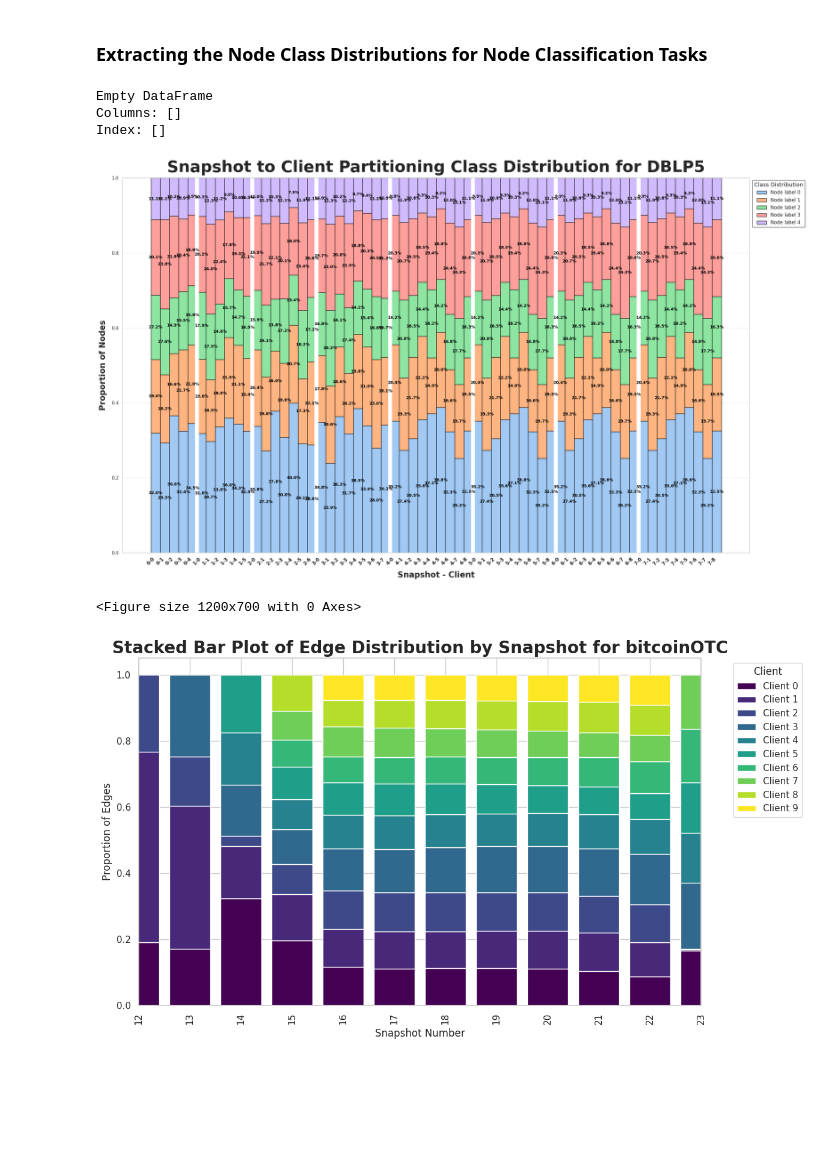
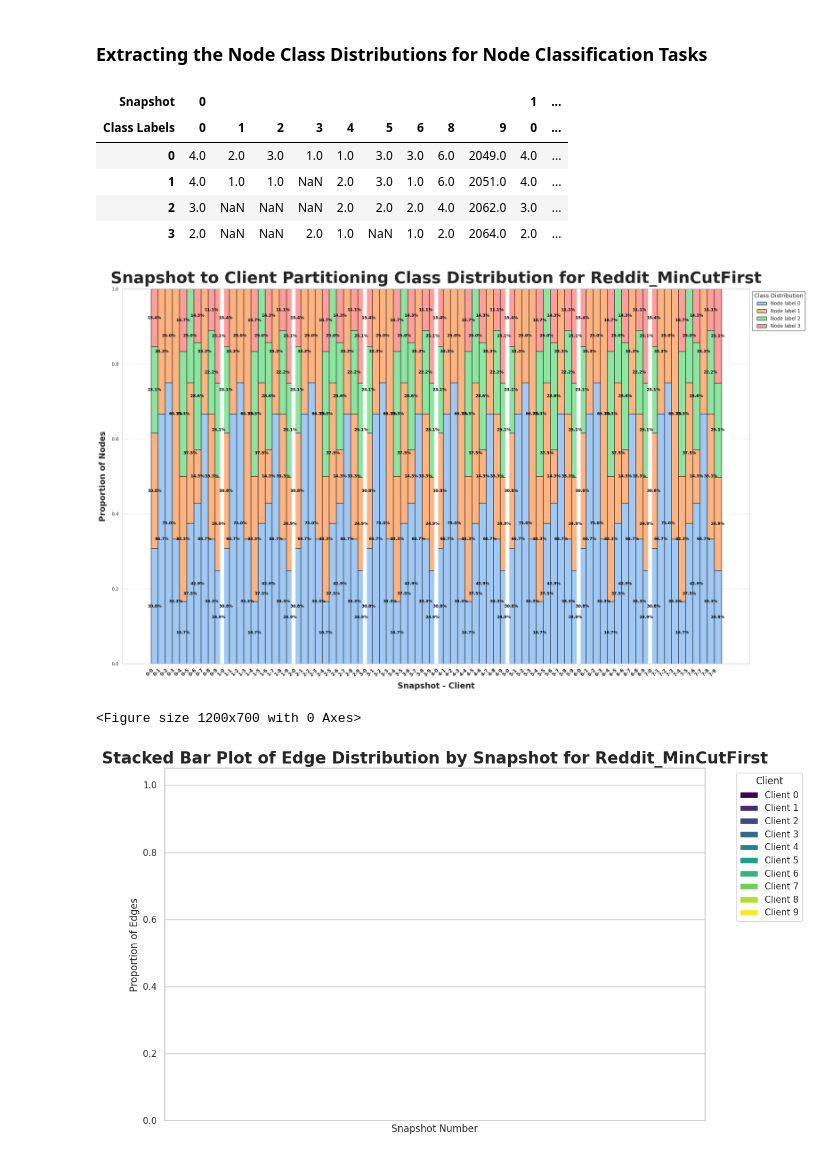
Before and after one commit to Ashley0909/DG-CoLearn, a Jupyter notebook: analysis.ipynb, the cells around one changed output. Saved outputs shown, nothing was run; the diff lists cells and outputs as text; code cells hidden in the pictures; blank space fills up the shorter version.

```diff
--- a/analysis.ipynb
+++ b/analysis.ipynb
@@ -25,9 +25,10 @@ experiment_to_results_path = {
     "FedGCN"        : r'stats/fl_lp/FedGCN.txt',
     "DBLP5"       : r'stats/fl_nc/DBLP5_1.txt',
     "DBLP5_Unbalanced": r'stats/fl_nc/Unbalanced.txt',
-    "UCI_Metis"     : r'stats/fl_lp/Metis_UCI.txt'
+    "UCI_Metis"     : r'stats/fl_lp/Metis_UCI.txt',
+    "Reddit_MinCutFirst": r'stats/gpa/20250716/Reddit_Full/mincut_primary.txt'
 }
-DATASET = "UCI_no_sharing"
+DATASET = "Reddit_MinCutFirst"
 # %% [markdown]
 <h3> Function to parse each of the txt files that we ran to extract results
 # %%
@@ -282,11 +384,11 @@ plot_convergence_of_local_accuracies(snapshot_to_local_accs, list(snapshot_to_lo
 # %% [markdown]
 <h3> Take a look at the Global Accuracy over Snapshots
 # %%
-DATASET = "DBLP3_2" # NOTE: For Quick Dataset Change
-snapshot_to_local_accs, snapshot_to_global_accs, \
-    snapshot_aggregated_test_accs, snapshot_to_class_distribution, \
-    snapshot_to_best_round_metrics, snapshot_to_subgraph_num_and_distribution\
-        = parse_log_file(experiment_to_results_path[DATASET])
+# DATASET = "DBLP3_2" # NOTE: For Quick Dataset Change
+# snapshot_to_local_accs, snapshot_to_global_accs, \
+#     snapshot_aggregated_test_accs, snapshot_to_class_distribution, \
+#     snapshot_to_best_round_metrics, snapshot_to_subgraph_num_and_distribution\
+#         = parse_log_file(experiment_to_results_path[DATASET])
 
 
 modified_dict = {}# plot_convergence_of_local_accuracies
@@ -335,17 +437,20 @@ def get_multi_index_table_for_label_distribution(snapshot_to_class_distribution)
     # df_transposed.to_csv("output.csv")
     return df_transposed
 # %%
-# DATASET = "" # NOTE: For Quick Dataset Change
-snapshot_to_local_accs, snapshot_to_global_accs, \
-    snapshot_aggregated_test_accs, snapshot_to_class_distribution, \
-    snapshot_to_best_round_metrics, snapshot_to_subgraph_num_and_distribution,\
-    snapshot_to_cut_edges, snapshot_to_edges\
-        = parse_log_file(experiment_to_results_path[DATASET])
+# # DATASET = "" # NOTE: For Quick Dataset Change
+# snapshot_to_local_accs, snapshot_to_global_accs, \
+#     snapshot_aggregated_test_accs, snapshot_to_class_distribution, \
+#     snapshot_to_best_round_metrics, snapshot_to_subgraph_num_and_distribution,\
+#     snapshot_to_cut_edges, snapshot_to_edges\
+#         = parse_log_file(experiment_to_results_path[DATASET])
 get_multi_index_table_for_label_distribution(snapshot_to_class_distribution)
 # %% [output]
-Empty DataFrame
-Columns: []
-Index: []
+| Snapshot | 0 |  |  |  |  |  |  |  |  | 1 | ... |
+| Class Labels | 0 | 1 | 2 | 3 | 4 | 5 | 6 | 8 | 9 | 0 | ... |
+| 0 | 4.0 | 2.0 | 3.0 | 1.0 | 1.0 | 3.0 | 3.0 | 6.0 | 2049.0 | 4.0 | ... |
+| 1 | 4.0 | 1.0 | 1.0 | NaN | 2.0 | 3.0 | 1.0 | 6.0 | 2051.0 | 4.0 | ... |
+| 2 | 3.0 | NaN | NaN | NaN | 2.0 | 2.0 | 2.0 | 4.0 | 2062.0 | 3.0 | ... |
+| 3 | 2.0 | NaN | NaN | 2.0 | 1.0 | NaN | 1.0 | 2.0 | 2064.0 | 2.0 | ... |
 # %%
 def plot_multiindex_nested_dict(data, dataset):
     """
@@ -430,17 +535,17 @@ def plot_multiindex_nested_dict(data, dataset):
     plt.tight_layout()
     plt.show()
 # %%
-DATASET = "DBLP5" # NOTE: For Quick Dataset Change
-snapshot_to_local_accs, snapshot_to_global_accs, \
-    snapshot_aggregated_test_accs, snapshot_to_class_distribution, \
-    snapshot_to_best_round_metrics, snapshot_to_subgraph_num_and_distribution,\
-    snapshot_to_cut_edges, snapshot_to_edges\
-        = parse_log_file(experiment_to_results_path[DATASET])
+# DATASET = "DBLP5" # NOTE: For Quick Dataset Change
+# snapshot_to_local_accs, snapshot_to_global_accs, \
+#     snapshot_aggregated_test_accs, snapshot_to_class_distribution, \
+#     snapshot_to_best_round_metrics, snapshot_to_subgraph_num_and_distribution,\
+#     snapshot_to_cut_edges, snapshot_to_edges\
+#         = parse_log_file(experiment_to_results_path[DATASET])
 
 # Example Usage
 plot_multiindex_nested_dict(snapshot_to_class_distribution, DATASET)
 # %% [output]
-[figure, old version]
+[figure, new version]
 # %%
 import seaborn as sns
 import matplotlib.pyplot as plt
@@ -490,18 +595,17 @@ def plot_edge(data, dataset):
     # Show plot
     plt.show()
 # %%
-DATASET = "bitcoinOTC" # NOTE: For Quick Dataset Change
-snapshot_to_local_accs, snapshot_to_global_accs, \
-    snapshot_aggregated_test_accs, snapshot_to_class_distribution, \
-    snapshot_to_best_round_metrics, snapshot_to_subgraph_num_and_distribution,\
-    snapshot_to_cut_edges, snapshot_to_edges\
-        = parse_log_file(experiment_to_results_path[DATASET])
+# DATASET = "bitcoinOTC" # NOTE: For Quick Dataset Change
+# snapshot_to_local_accs, snapshot_to_global_accs, \
+#     snapshot_aggregated_test_accs, snapshot_to_class_distribution, \
+#     snapshot_to_best_round_metrics, snapshot_to_subgraph_num_and_distribution,\
+#     snapshot_to_cut_edges, snapshot_to_edges\
+#         = parse_log_file(experiment_to_results_path[DATASET])
 
 plot_edge(snapshot_to_subgraph_num_and_distribution, DATASET)
-# snapshot_to_subgraph_num_and_distribution
 # %% [output]
 <Figure size 1200x700 with 0 Axes>
-[figure, old version]
+[figure, new version]
 # %%
 def plot_cut_edges(data, dataset):
     # Extract the first and second elements of the tuple (cut and uncut edges)
```
Also changed, not shown: parts of 11 cells of this notebook, 7 other files.
